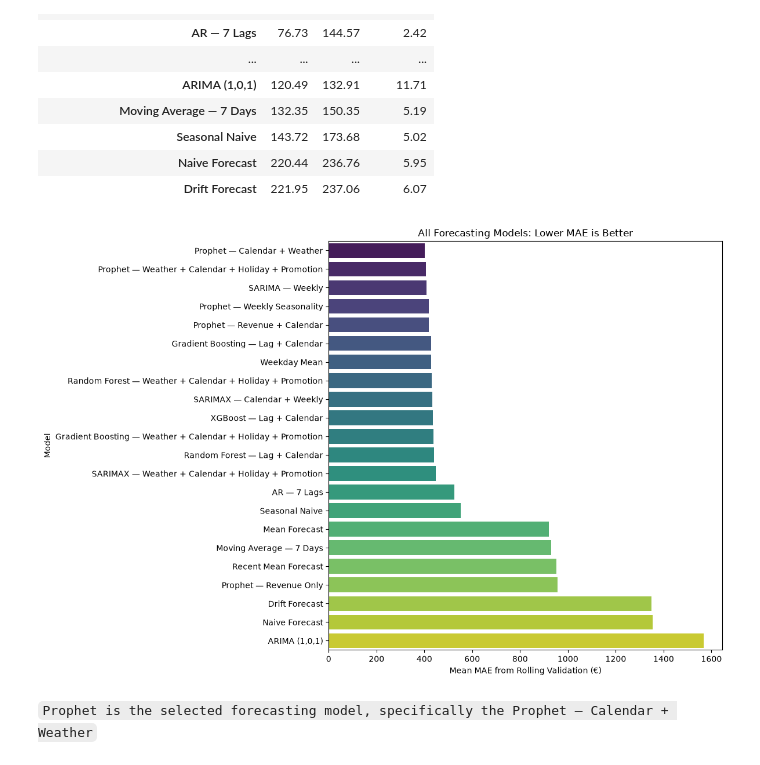
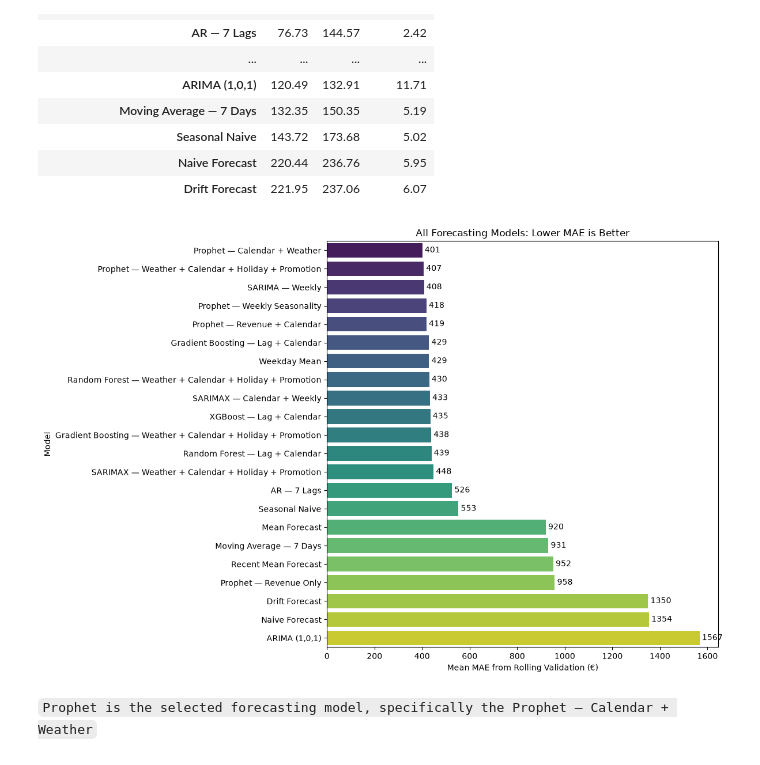
Before and after one commit to satish-shrestha-4u/restrodine-restaurant-intelligence, a Jupyter notebook: notebooks/02_revenue_forecasting.ipynb, the cells around one changed output. Saved outputs shown, nothing was run; the diff lists cells and outputs as text; code cells hidden in the pictures.

````diff
--- a/notebooks/03_revenue_forecasting.ipynb
+++ b/notebooks/02_revenue_forecasting.ipynb
@@ -1674,28 +1674,33 @@ validation_stability
 | Naive Forecast | 220.44 | 236.76 | 5.95 |
 | Drift Forecast | 221.95 | 237.06 | 6.07 |
 # %%
+from matplotlib.container import BarContainer
+
 # ==================================================
 # VISUALIZE Final Model Comparision with MAE metrics
 # ==================================================
 
 plt.figure(figsize=(12, 8))
 
-sns.barplot(
+a= sns.barplot(
     data=comparison_table.sort_values("MAE (€)"),
     x="MAE (€)",
     y="Model",
     hue="Model",
     legend=False,
     palette="viridis"
 )
 
 plt.title("All Forecasting Models: Lower MAE is Better")
 plt.xlabel("Mean MAE from Rolling Validation (€)")
 plt.ylabel("Model")
+for container in a.containers:
+    if isinstance(container, BarContainer):
+        a.bar_label(container, fmt="%.0f", padding=3)
 plt.tight_layout()
 plt.show()
 # %% [output]
-[figure, old version]
+[figure, new version]
 # %% [markdown]
 ```Prophet is the selected forecasting model, specifically the Prophet — Calendar + Weather```
 # %% [markdown]
````
Also changed, not shown: parts of 14 cells of this notebook, 8 other files.
